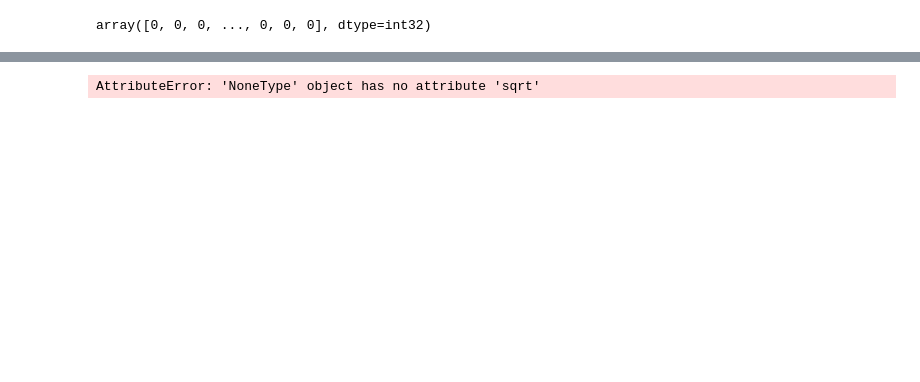
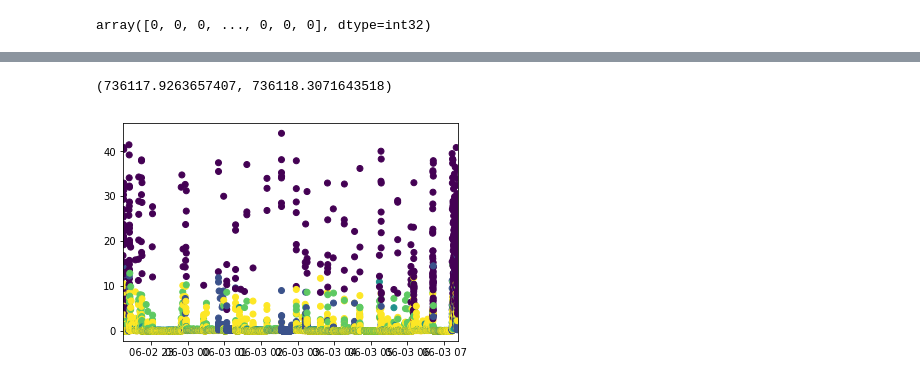
Before and after one commit to horken7/circadian-rhytm, a Jupyter notebook: classify.ipynb, the cells around one changed output, grey strips where cells are left out. Cells and saved outputs as stored; diff of their text form; code cells hidden in the pictures; blank space fills up the shorter version.

```diff
--- a/classify.ipynb
+++ b/classify.ipynb
@@ -173,9 +151,11 @@ labelReshape[labelReshape == 2] = 0 #
 labelReshape[labelReshape == 3] = 1
 labelReshape[labelReshape == 4] = 1
 # %%
+assert label.shape != std.shape[0], "not the same length"
+
 # plot labeled std
 plt.scatter(std.index, std['angle std'], c=label)
 plt.xlim(std.index[0], std.index[-1])
-plt.show()
 # %% [output]
-AttributeError: 'NoneType' object has no attribute 'sqrt'
+(736117.9263657407, 736118.3071643518)
+[figure, added]
```
Also changed, not shown: parts of 3 cells of this notebook.
